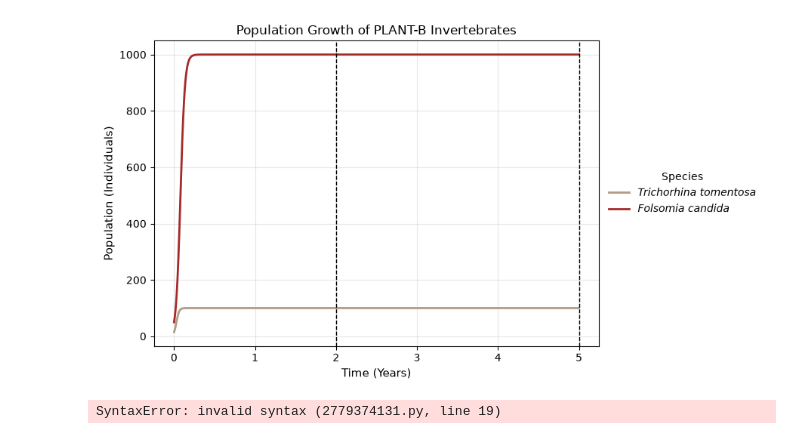
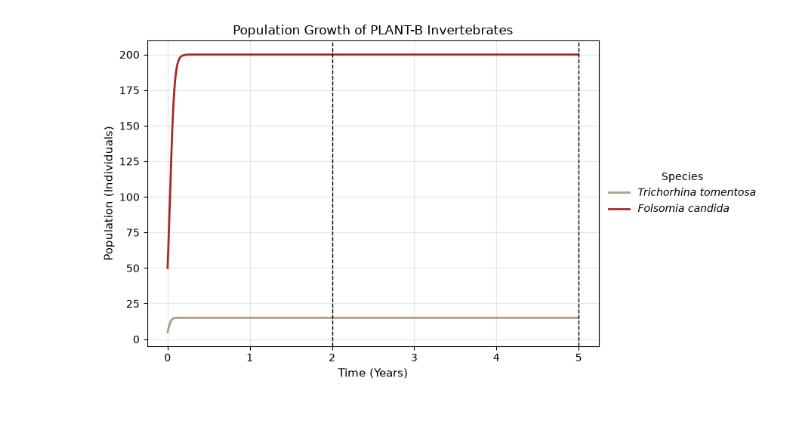
Before and after one commit to TheSpringInstitute/PLANT-B-Nutrient-Cycle-Simulation, a Jupyter notebook: notebooks/part-3-simulating-nutrient-cycles.ipynb, the cells around one changed output. Drawn from its saved outputs; the diff is of its cells as text; code cells hidden in the pictures.

```diff
--- a/notebooks/part-3-simulating-nutrient-cycles.ipynb
+++ b/notebooks/part-3-simulating-nutrient-cycles.ipynb
@@ -23,8 +24,8 @@ t = np.arange(total_days)
 
 # Define population parameters for the two invertebrates:
 # Isopod population parameters
-isopods = 15 # Starting number of isopod individuals
-isopod_carrying_capacity = 100 # Placeholder isopod carrying capacity for the terrarium
+isopods = 5 # Starting number of isopod individuals
+isopod_carrying_capacity = 15 # Placeholder isopod carrying capacity for the terrarium
 isopod_fecundity = 0.164 # Average daily fecundity (by eggs laid) of a close relative (Heeley, 1941)
 isopod_mortality = 0.0011 # Calculated from an assumed average lifespan of 2.5 years
 
@@ -34,7 +35,7 @@ isopod_population = isopod_carrying_capacity / (1 + ((isopod_carrying_capacity -
 
 # Springtail population parameters
 springtails = 50 # Starting number of springtail individuals
-springtail_carrying_capacity = 1000 # Placeholder springtail carrying capacity for the terrarium
+springtail_carrying_capacity = 200 # Placeholder springtail carrying capacity for the terrarium
 springtail_fecundity = 0.109 # Average daily fecundity of adult springtails (Xie et al., 2026)
 springtail_mortality = 0.00734 # Average daily mortality of the springtails at 21°C (Snider & Butcher, 1973)
 
@@ -98,66 +99,31 @@ def population_growth_plot(t, isopod_population, springtail_population):
 
     # Create a legend titled "Species" and anchor it to the right
     ax.legend(title='Species', loc='center left', bbox_to_anchor=(1.0, 0.5), frameon=False)
 
     # Add gridlines for readability
     ax.grid(True, alpha=0.3)
 
     # Apply a tight layout
     plt.tight_layout()
 
     # Save the plot as a png image to the "plots" folder
     plt.savefig(
         os.path.join(plots_dir, "PLANT-B_Invertebrate_Population_Growth_Plot.png"),
         dpi=300,
         bbox_inches="tight"
     )
 
     # Display the plot
     plt.show()
 
     # Return the figure and axes
     return fig, ax
 
 # Call the function
 fig, ax = population_growth_plot(
     t,
     isopod_population,
     springtail_population
 )
 # %% [output]
-[figure, old version]
+[figure, new version]
-# %%
-# Define fixed conditons
-whc = 0.60 # Target water holding capacity (WHC) of 60%
-
-# Define population parameters for the three species:
-# Moss population parameters
-moss_mass = 0.00344827586 * hygrolon_area # Moss mass per cm² calculated from given mass in a 90 mm diameter Petri dish (Cove et al., 2009)
-moss_c_intake_rate = 0.000070954 * t # Daily carbon uptake of moss taken from given CO² uptake (Douma et al., 2007)
-moss_n_deposition_rate = 0.00000051 * t # Average nitrogen uptake rate for mosses (Ayres et al., 2006)
-
-
-# Calculate starting moss carbon (g)
-starting_moss_c = moss_mass * (moss_c / 100) # Starting carbon quantity of 0.30620689636 g
-
-# Calculate starting moss nitrogen (g)
-starting_moss_n = moss_mass * (moss_n / 100) # Starting nitrogen quantity of 0.00868965516 g
-
-# Isopod population parameters
-isopod_mass = 0.04355 # Average mass (g) of a close relative of the isopod (Bílá et al., 2014)
-isopod_consumption = 0.00166 # Average daily litter consumption (g) of a close relative of the isopod (Bílá et al., 2014)
-isopod_n_excretion = 0.0000008922 # Average daily nitrogen excretion (g) of a close relative of the isopod (Weiser & Schweizer, 1970)
-
-# Calculate starting isopod carbon (g)
-starting_moss_c = isopod_mass * isopods * (isopod_c / 100) # Starting carbon quantity of 0.30620689636 g
-
-# Calculate starting moss nitrogen (g)
-starting_moss_n = moss_mass * (moss_n / 100) # Starting nitrogen quantity of 0.00868965516 g
-
-# Calculate starting isopod carbon (g)
-starting_isopod_c = isopods * isopod_mass * (isopod_c / 100)
-
-# Calculate starting isopod nitrogen (g)
-starting_isopod_n = isopods * isopod_mass * (isopod_n / 100)
-# %% [output]
-SyntaxError: invalid syntax (2779374131.py, line 19)
```
Also changed, not shown: parts of 3 cells of this notebook, 9 other files.
